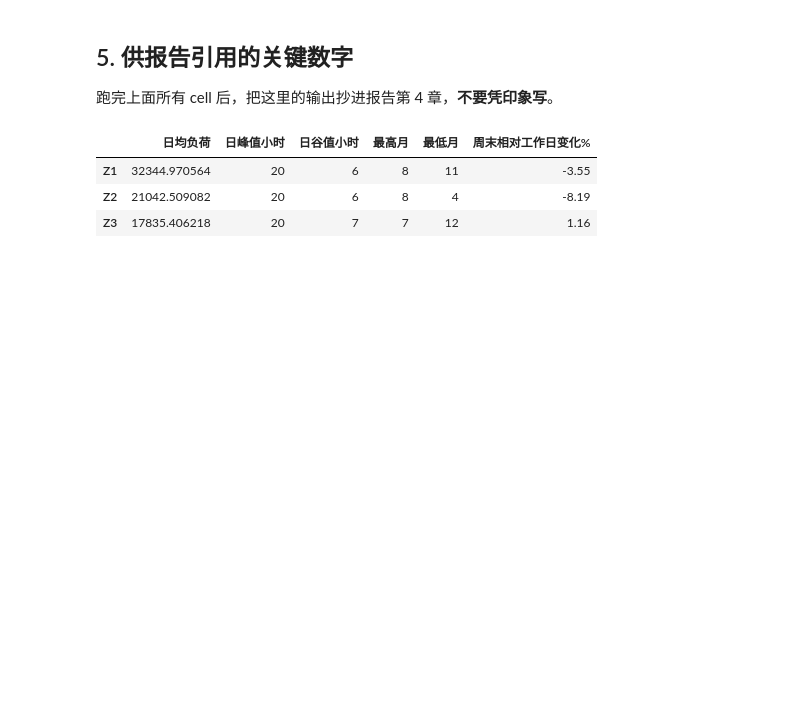
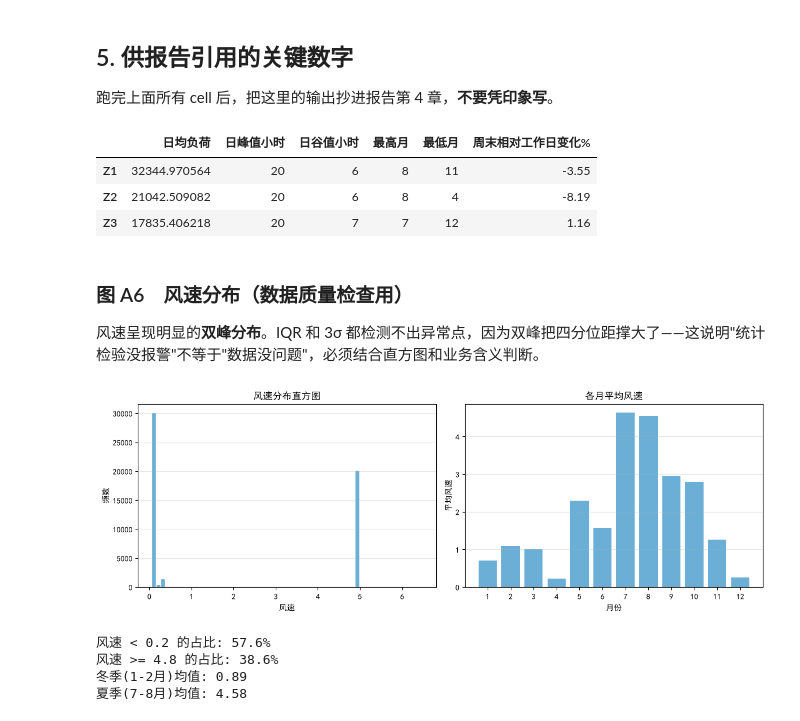
Before and after one commit to zstsyj/City_load, a Jupyter notebook: 01_eda.ipynb, the cells around one changed output. Cells and saved outputs as stored; diff of their text form; code cells hidden in the pictures; blank space fills up the shorter version.

```diff
--- a/01_eda.ipynb
+++ b/01_eda.ipynb
@@ -278,3 +278,42 @@ summary
 | Z1 | 32344.970564 | 20 | 6 | 8 | 11 | -3.55 |
 | Z2 | 21042.509082 | 20 | 6 | 8 | 4 | -8.19 |
 | Z3 | 17835.406218 | 20 | 7 | 7 | 12 | 1.16 |
+# %% [markdown]
+### 图 A6　风速分布（数据质量检查用）
+
+风速呈现明显的**双峰分布**。IQR 和 3σ 都检测不出异常点，因为双峰把四分位距撑大了——这说明"统计检验没报警"不等于"数据没问题"，必须结合直方图和业务含义判断。
+# %%
+fig, axes = plt.subplots(1, 2, figsize=(12, 4.2))
+
+# 左：直方图
+axes[0].hist(df['WS'], bins=60, color='#6baed6', edgecolor='white')
+axes[0].set_title('风速分布直方图')
+axes[0].set_xlabel('风速')
+axes[0].set_ylabel('频数')
+axes[0].grid(axis='y', alpha=0.3)
+
+# 右：月度均值
+ws_month = df['WS'].groupby(df.index.month).mean()
+axes[1].bar(ws_month.index, ws_month.values, color='#6baed6')
+axes[1].set_title('各月平均风速')
+axes[1].set_xlabel('月份')
+axes[1].set_ylabel('平均风速')
+axes[1].set_xticks(range(1, 13))
+axes[1].grid(axis='y', alpha=0.3)
+
+fig.tight_layout()
+fig.savefig('figures/fig_A6_windspeed.png', dpi=300, bbox_inches='tight')
+plt.show()
+
+low = (df['WS'] < 0.2).mean() * 100
+high = (df['WS'] >= 4.8).mean() * 100
+print(f'风速 < 0.2 的占比: {low:.1f}%')
+print(f'风速 >= 4.8 的占比: {high:.1f}%')
+print('冬季(1-2月)均值:', round(df.loc['2017-01':'2017-02', 'WS'].mean(), 2))
+print('夏季(7-8月)均值:', round(df.loc['2017-07':'2017-08', 'WS'].mean(), 2))
+# %% [output]
+[figure, added]
+风速 < 0.2 的占比: 57.6%
+风速 >= 4.8 的占比: 38.6%
+冬季(1-2月)均值: 0.89
+夏季(7-8月)均值: 4.58
```
Also changed, not shown: 2 other files.
